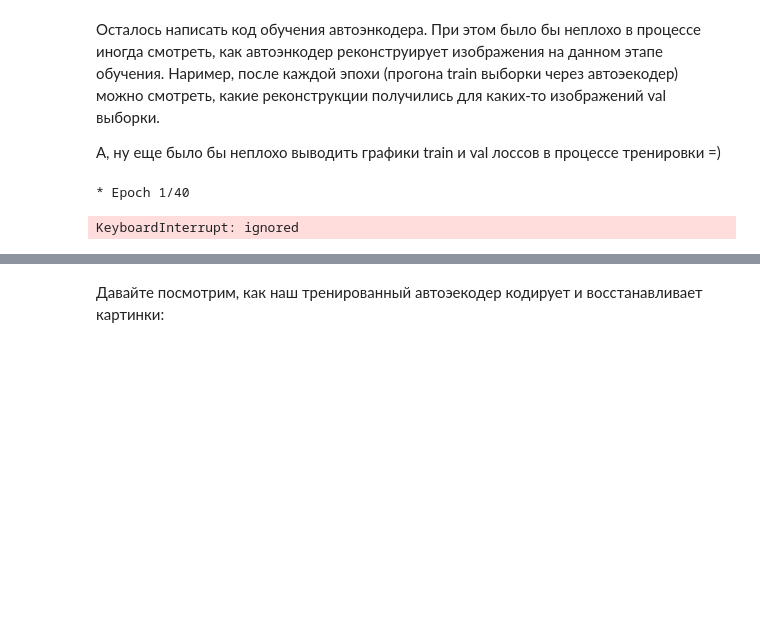
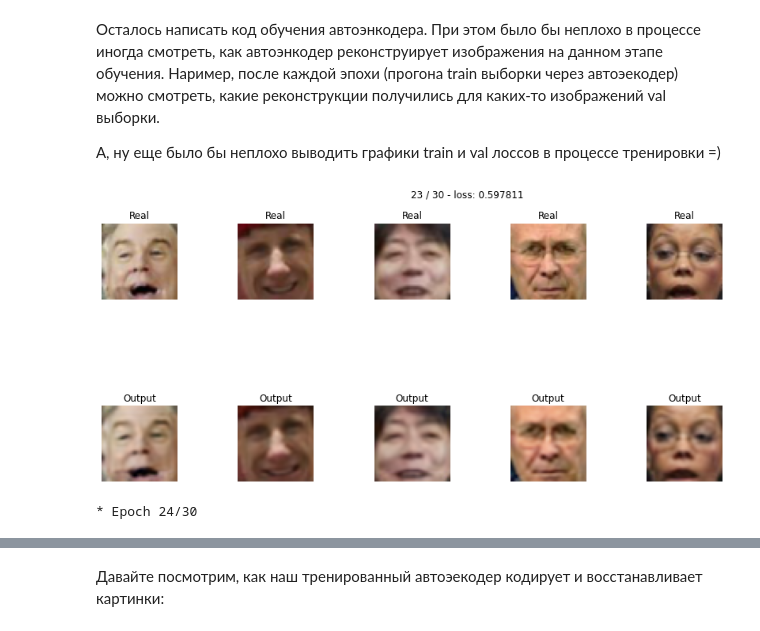
Before and after one commit to LevPerla/DLS_CV_Course, a Jupyter notebook: project/Autoencoders.ipynb, the cells around one changed output, grey strips where cells are left out. Cells and saved outputs as stored; diff of their text form; code cells hidden in the pictures; blank space fills up the shorter version.

```diff
--- a/project/Autoencoders.ipynb
+++ b/project/Autoencoders.ipynb
@@ -300,12 +321,12 @@ def train(model, opt, loss_fn, epochs, data_tr, data_val, patience=10, plot=True
 # %%
-history, latent = train(model=autoencoder,
+history = train(model=autoencoder,
                 opt=optimizer,
                 loss_fn=criterion,
-                epochs=40,
+                epochs=30,
                 data_tr=data_train,
                 data_val=data_val,
                 patience=5,
                 plot=True);
 # %% [output]
+[figure, added]
-* Epoch 1/40
+* Epoch 24/30
-KeyboardInterrupt: ignored
```
Also changed, not shown: parts of 20 cells of this notebook.
